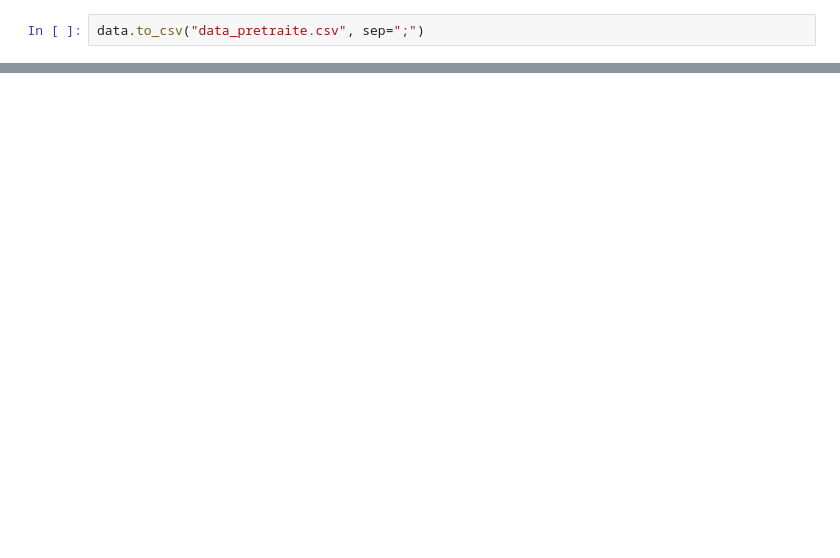
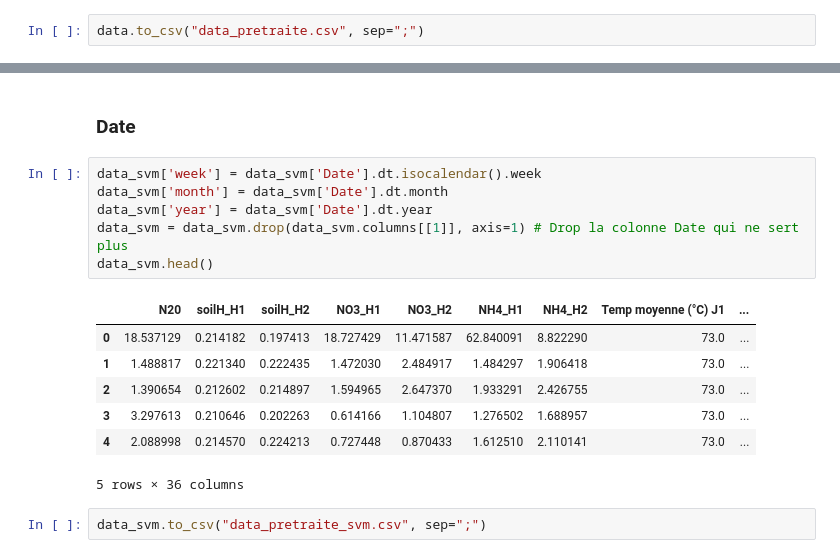
Before and after one commit to drylse/fil_rouge, a Jupyter notebook: pretraitement.ipynb, the cells around one changed output, grey strips where cells are left out. Saved outputs shown, nothing was run; the diff lists cells and outputs as text; blank space fills up the shorter version.

```diff
--- a/pretraitement.ipynb
+++ b/pretraitement.ipynb
@@ -772,0 +874,18 @@ data.to_csv("data_pretraite.csv", sep=";")
+# %% [markdown]
+### Date
+# %%
+data_svm['week'] = data_svm['Date'].dt.isocalendar().week
+data_svm['month'] = data_svm['Date'].dt.month
+data_svm['year'] = data_svm['Date'].dt.year
+data_svm = data_svm.drop(data_svm.columns[[1]], axis=1) # Drop la colonne Date qui ne sert plus
+data_svm.head()
+# %% [output]
+|  | N20 | soilH_H1 | soilH_H2 | NO3_H1 | NO3_H2 | NH4_H1 | NH4_H2 | Temp moyenne (°C) J1 | ... |
+| 0 | 18.537129 | 0.214182 | 0.197413 | 18.727429 | 11.471587 | 62.840091 | 8.822290 | 73.0 | ... |
+| 1 | 1.488817 | 0.221340 | 0.222435 | 1.472030 | 2.484917 | 1.484297 | 1.906418 | 73.0 | ... |
+| 2 | 1.390654 | 0.212602 | 0.214897 | 1.594965 | 2.647370 | 1.933291 | 2.426755 | 73.0 | ... |
+| 3 | 3.297613 | 0.210646 | 0.202263 | 0.614166 | 1.104807 | 1.276502 | 1.688957 | 73.0 | ... |
+| 4 | 2.088998 | 0.214570 | 0.224213 | 0.727448 | 0.870433 | 1.612510 | 2.110141 | 73.0 | ... |
+5 rows × 36 columns
+# %%
+data_svm.to_csv("data_pretraite_svm.csv", sep=";")
```
Also changed, not shown: parts of 13 cells of this notebook, 3 other files.
